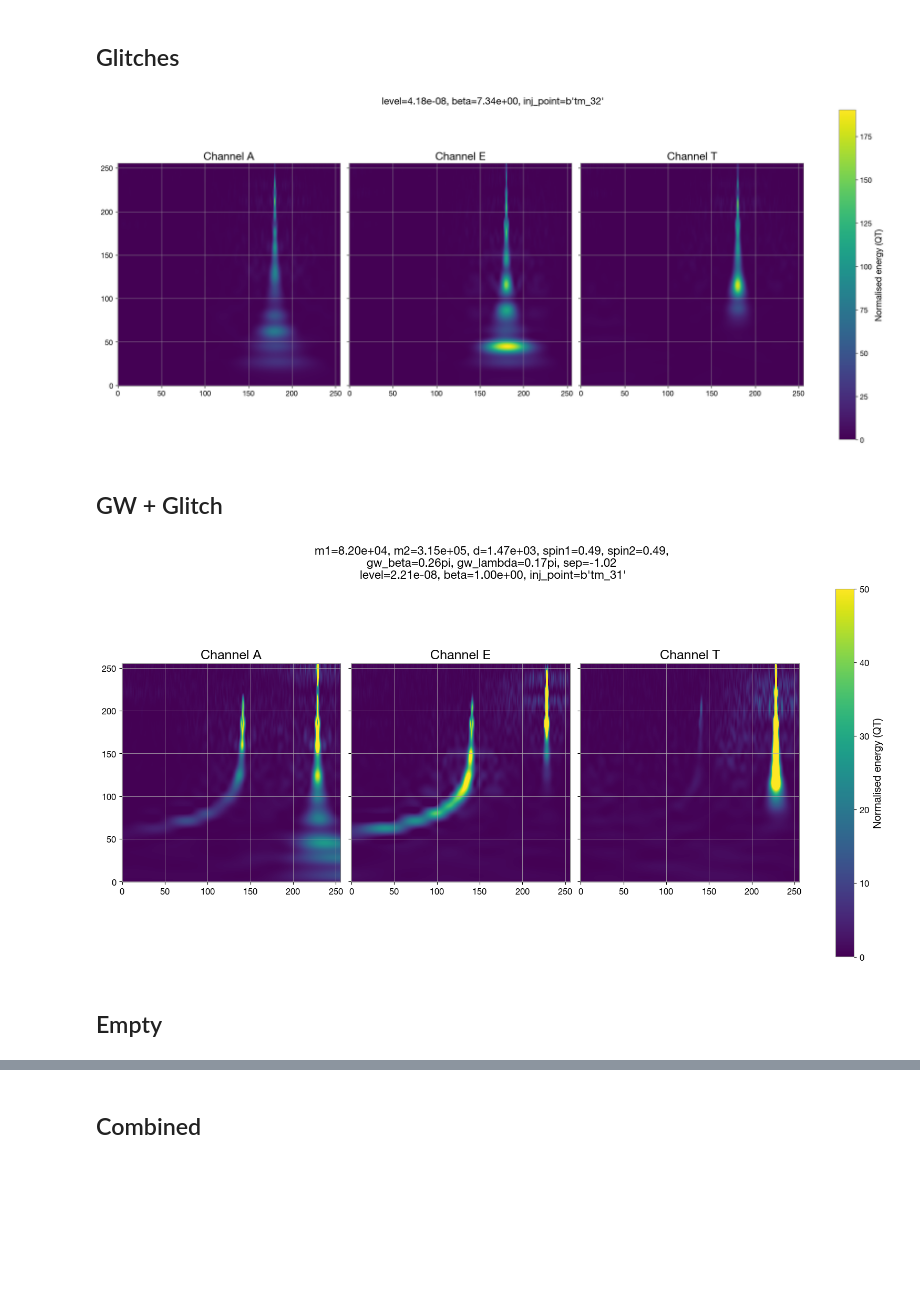
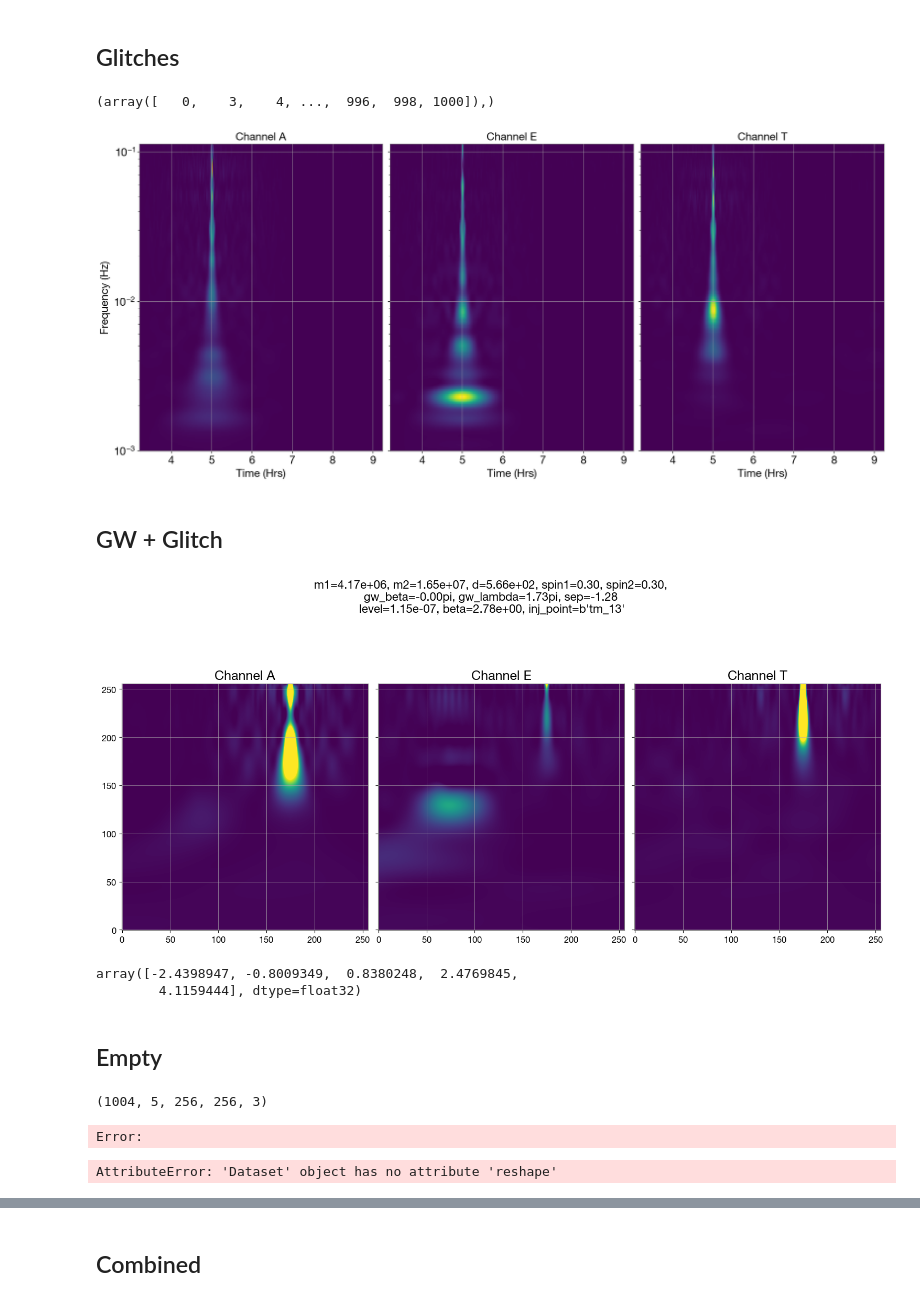
Before and after one commit to AryamannRao/LISAGlitchSignalClassifier, a Jupyter notebook: src/notebooks/image_viewer.ipynb, the cells around one changed output, grey strips where cells are left out. Cells and saved outputs as stored; diff of their text form; code cells hidden in the pictures; blank space fills up the shorter version.

```diff
--- a/src/notebooks/image_viewer.ipynb
+++ b/src/notebooks/image_viewer.ipynb
@@ -82,8 +95,13 @@ with h5py.File(glitch_hm_dataset_path, "r") as h5:
     qt_array = h5["QT"][:]
     t_qscan_array = h5["t_qscan"][:]
     f_qscan_array = h5["f_qscan"][:]
+    tcen_array = h5['tcen'][:]
+# %%
+np.where(tcen_array[:, 2]/3600 > 0)
+# %% [output]
+(array([   0,    3,    4, ...,  996,  998, 1000]),)
 # %%
-index = 48  # Change this index to visualize different samples
+index = 88  # Change this index to visualize different samples
 level = level_array[index]
 beta = beta_array[index]
 inj_point = inj_point_array[index]
@@ -100,22 +118,41 @@ vmax = max(QT_A.max(), QT_E.max(), QT_T.max())
 
 fig, axes = plt.subplots(1, 3, sharey=True, figsize=(18,8), constrained_layout=True)
 title = f'level={level:.2e}, beta={beta:.2e}, inj_point={inj_point}'
-fig.suptitle(title, fontsize=16)
+#fig.suptitle(title, fontsize=16)
 
-im0 = axes[0].imshow(QT_A, cmap='viridis', origin='lower', vmin=vmin, vmax=vmax)
+"""im0 = axes[0].imshow(QT_A, cmap='viridis', origin='lower', vmin=vmin, vmax=vmax)
 im1 = axes[1].imshow(QT_E, cmap='viridis', origin='lower', vmin=vmin, vmax=vmax)
 im2 = axes[2].imshow(QT_T, cmap='viridis', origin='lower', vmin=vmin, vmax=vmax)
 axes[0].set_title('Channel A', fontsize=18)
 axes[1].set_title('Channel E', fontsize=18)
 axes[2].set_title('Channel T', fontsize=18)
-fig.colorbar(im0, ax=axes, label='Normalised energy (QT)')
+#fig.colorbar(im0, ax=axes, label='Normalised energy (QT)')"""
+axes[0].pcolormesh(t_qscan/3600, f_qscan, QT_A, cmap='viridis')
+axes[1].pcolormesh(t_qscan/3600, f_qscan, QT_E, cmap='viridis')
+axes[2].pcolormesh(t_qscan/3600, f_qscan, QT_T, cmap='viridis')
+axes[0].set_title('Channel A', fontsize=18)
+axes[1].set_title('Channel E', fontsize=18)
+axes[2].set_title('Channel T', fontsize=18)
+axes[0].set_yscale('log')
+axes[1].set_yscale('log')
+axes[2].set_yscale('log')
+axes[0].tick_params(axis='x', labelsize=18)
+axes[0].tick_params(axis='y', labelsize=18)
+axes[0].set_xlabel('Time (Hrs)', fontsize=18)
+axes[1].tick_params(axis='x', labelsize=18)
+axes[1].tick_params(axis='y', labelsize=18)
+axes[1].set_xlabel('Time (Hrs)', fontsize=18)
+axes[2].tick_params(axis='x', labelsize=18)
+axes[2].tick_params(axis='y', labelsize=18)
+axes[2].set_xlabel('Time (Hrs)', fontsize=18)
+axes[0].set_ylabel('Frequency (Hz)', fontsize=18)
 plt.show()
 # %% [output]
-[figure, old version]
+[figure, new version]
 # %% [markdown]
 ## GW + Glitch
 # %%
-with h5py.File(mixed_hm_dataset_path, "r") as h5:
+with h5py.File(mixed_ehm_dataset_path, "r") as h5:
     m1_array = h5["m1"][:]
     m2_array = h5["m2"][:]
     d_array = h5["d"][:]
@@ -128,8 +165,7 @@ with h5py.File(mixed_hm_dataset_path, "r") as h5:
     inj_point_array = h5["inj_point"][:]
     sep_array = h5["sep"][:]
     qt_array = h5["QT"][:]
-    t_qscan_array = h5["t_qscan"][:]
-    f_qscan_array = h5["f_qscan"][:]
+    tcen_array = h5["tcen"][:]
 # %%
 index = 292  # Change this index to visualize different samples
 
@@ -139,44 +175,55 @@ d = d_array[index]
 spin1 = spin1_array[index]
 spin2 = spin2_array[index]
 gw_beta = gw_beta_array[index]
 gw_lambda = gw_lambda_array[index]
 level = level_array[index]
 beta = beta_array[index]
 inj_point = inj_point_array[index]
 sep = sep_array[index]
-QT = qt_array[index]
-t_qscan = t_qscan_array[index]
-f_qscan = f_qscan_array[index]
+QT = qt_array[index][0]
+tcen = tcen_array[index]
 
 QT_A = QT[:, :, 0]
 QT_E = QT[:, :, 1]
 QT_T = QT[:, :, 2]
 
 vmin = min(QT_A.min(), QT_E.min(), QT_T.min())
 vmax = max(QT_A.max(), QT_E.max(), QT_T.max())
 
 fig, axes = plt.subplots(1, 3, sharey=True, figsize=(15,8), constrained_layout=True)
 title = f'm1={m1:.2e}, m2={m2:.2e}, d={d:.2e}, spin1={spin1:.2f}, spin2={spin2:.2f}, \n' +\
     f'gw_beta={gw_beta/np.pi:.2f}pi, gw_lambda={gw_lambda/np.pi:.2f}pi, sep={sep:.2f} \n'+\
     f'level={level:.2e}, beta={beta:.2e}, inj_point={inj_point}'
 fig.suptitle(title, fontsize=16)
 
 im0 = axes[0].imshow(QT_A, cmap='viridis', origin='lower', vmin=vmin, vmax=50)
 im1 = axes[1].imshow(QT_E, cmap='viridis', origin='lower', vmin=vmin, vmax=50)
 im2 = axes[2].imshow(QT_T, cmap='viridis', origin='lower', vmin=vmin, vmax=50)
 axes[0].set_title('Channel A', fontsize=18)
 axes[1].set_title('Channel E', fontsize=18)
 axes[2].set_title('Channel T', fontsize=18)
-fig.colorbar(im0, ax=axes, label='Normalised energy (QT)')
+#fig.colorbar(im0, ax=axes, label='Normalised energy (QT)')
 plt.show()
 # %% [output]
-[figure, old version]
+[figure, new version]
+# %%
+tcen/3600
+# %% [output]
+array([-2.4398947, -0.8009349,  0.8380248,  2.4769845,
+        4.1159444], dtype=float32)
 # %% [markdown]
 ## Empty
 # %%
-with h5py.File(empty_lm_dataset_path, "r") as h5:
-    qt_array = h5["QT"][:]
-    t_qscan_array = h5["t_qscan"][:]
-    f_qscan_array = h5["f_qscan"][:]
+with h5py.File(empty_ehm_dataset_path, "r") as h5:
+    qt_array = h5["QT"]
+    print(qt_array.shape)
+# %% [output]
+(1004, 5, 256, 256, 3)
+Error:
+# %%
+flat = qt_array.reshape(-1, qt_array.shape[2], qt_array.shape[3], qt_array.shape[4])
+len(flat)
+# %% [output]
+AttributeError: 'Dataset' object has no attribute 'reshape'
 # %%
 index = 270  # Change this index to visualize different samples
```
Also changed, not shown: parts of 2 cells of this notebook, 18 other files.
